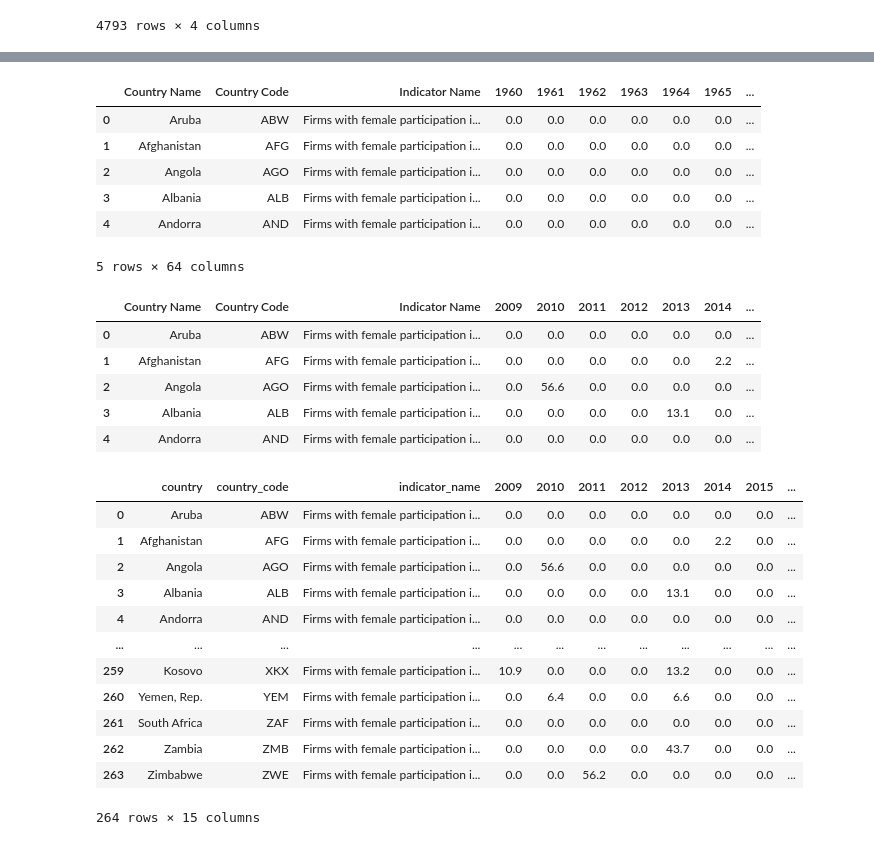
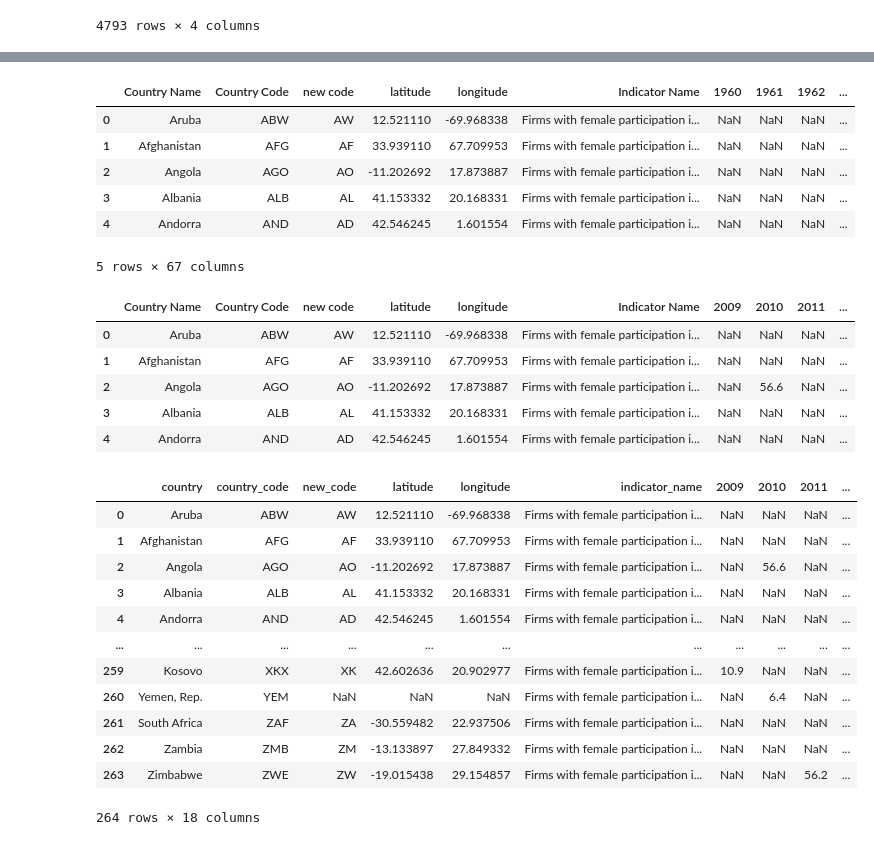
Before and after one commit to liliana-ilut/women-in-power, a Jupyter notebook: girlspower.ipynb, the cells around one changed output, grey strips where cells are left out. Drawn from its saved outputs; the diff is of its cells as text; code cells hidden in the pictures.

```diff
--- a/girlspower.ipynb
+++ b/girlspower.ipynb
@@ -310,48 +358,49 @@ df_ownership_fill.head()
 # %%
 #remove additional columns
-df_ownership_short = df_ownership_fill.drop(["Indicator Code"], axis=1)
+df_ownership_short = df_ownership.drop(["Indicator Code"], axis=1)
 df_ownership_short.head()
 # %% [output]
-|  | Country Name | Country Code | Indicator Name | 1960 | 1961 | 1962 | 1963 | 1964 | 1965 | ... |
-| 0 | Aruba | ABW | Firms with female participation i... | 0.0 | 0.0 | 0.0 | 0.0 | 0.0 | 0.0 | ... |
-| 1 | Afghanistan | AFG | Firms with female participation i... | 0.0 | 0.0 | 0.0 | 0.0 | 0.0 | 0.0 | ... |
-| 2 | Angola | AGO | Firms with female participation i... | 0.0 | 0.0 | 0.0 | 0.0 | 0.0 | 0.0 | ... |
-| 3 | Albania | ALB | Firms with female participation i... | 0.0 | 0.0 | 0.0 | 0.0 | 0.0 | 0.0 | ... |
-| 4 | Andorra | AND | Firms with female participation i... | 0.0 | 0.0 | 0.0 | 0.0 | 0.0 | 0.0 | ... |
+|  | Country Name | Country Code | new code | latitude | longitude | Indicator Name | 1960 | 1961 | 1962 | ... |
+| 0 | Aruba | ABW | AW | 12.521110 | -69.968338 | Firms with female participation i... | NaN | NaN | NaN | ... |
+| 1 | Afghanistan | AFG | AF | 33.939110 | 67.709953 | Firms with female participation i... | NaN | NaN | NaN | ... |
+| 2 | Angola | AGO | AO | -11.202692 | 17.873887 | Firms with female participation i... | NaN | NaN | NaN | ... |
+| 3 | Albania | ALB | AL | 41.153332 | 20.168331 | Firms with female participation i... | NaN | NaN | NaN | ... |
+| 4 | Andorra | AND | AD | 42.546245 | 1.601554 | Firms with female participation i... | NaN | NaN | NaN | ... |
-5 rows × 64 columns
+5 rows × 67 columns
 # %%
 # remove colomn years between years 1960 to 2018
-df_ownership= df_ownership_short.drop(df_ownership_short.iloc[:,3 :52], axis=1)
+df_ownership= df_ownership_short.drop(df_ownership_short.iloc[:,6 :55], axis=1)
 df_ownership.head()
 # %% [output]
-|  | Country Name | Country Code | Indicator Name | 2009 | 2010 | 2011 | 2012 | 2013 | 2014 | ... |
-| 0 | Aruba | ABW | Firms with female participation i... | 0.0 | 0.0 | 0.0 | 0.0 | 0.0 | 0.0 | ... |
-| 1 | Afghanistan | AFG | Firms with female participation i... | 0.0 | 0.0 | 0.0 | 0.0 | 0.0 | 2.2 | ... |
-| 2 | Angola | AGO | Firms with female participation i... | 0.0 | 56.6 | 0.0 | 0.0 | 0.0 | 0.0 | ... |
-| 3 | Albania | ALB | Firms with female participation i... | 0.0 | 0.0 | 0.0 | 0.0 | 13.1 | 0.0 | ... |
-| 4 | Andorra | AND | Firms with female participation i... | 0.0 | 0.0 | 0.0 | 0.0 | 0.0 | 0.0 | ... |
+|  | Country Name | Country Code | new code | latitude | longitude | Indicator Name | 2009 | 2010 | 2011 | ... |
+| 0 | Aruba | ABW | AW | 12.521110 | -69.968338 | Firms with female participation i... | NaN | NaN | NaN | ... |
+| 1 | Afghanistan | AFG | AF | 33.939110 | 67.709953 | Firms with female participation i... | NaN | NaN | NaN | ... |
+| 2 | Angola | AGO | AO | -11.202692 | 17.873887 | Firms with female participation i... | NaN | 56.6 | NaN | ... |
+| 3 | Albania | ALB | AL | 41.153332 | 20.168331 | Firms with female participation i... | NaN | NaN | NaN | ... |
+| 4 | Andorra | AND | AD | 42.546245 | 1.601554 | Firms with female participation i... | NaN | NaN | NaN | ... |
 # %%
 # rename the colomns with shorter names and lower letters
 df_ownership_rename= df_ownership.rename(columns= {
     "Country Name":"country",
     "Country Code":"country_code",
+    "new code": "new_code",
     "Indicator Name":"indicator_name",
 })
 df_ownership_rename
 # %% [output]
-|  | country | country_code | indicator_name | 2009 | 2010 | 2011 | 2012 | 2013 | 2014 | 2015 | ... |
-| 0 | Aruba | ABW | Firms with female participation i... | 0.0 | 0.0 | 0.0 | 0.0 | 0.0 | 0.0 | 0.0 | ... |
-| 1 | Afghanistan | AFG | Firms with female participation i... | 0.0 | 0.0 | 0.0 | 0.0 | 0.0 | 2.2 | 0.0 | ... |
-| 2 | Angola | AGO | Firms with female participation i... | 0.0 | 56.6 | 0.0 | 0.0 | 0.0 | 0.0 | 0.0 | ... |
-| 3 | Albania | ALB | Firms with female participation i... | 0.0 | 0.0 | 0.0 | 0.0 | 13.1 | 0.0 | 0.0 | ... |
-| 4 | Andorra | AND | Firms with female participation i... | 0.0 | 0.0 | 0.0 | 0.0 | 0.0 | 0.0 | 0.0 | ... |
-| ... | ... | ... | ... | ... | ... | ... | ... | ... | ... | ... | ... |
-| 259 | Kosovo | XKX | Firms with female participation i... | 10.9 | 0.0 | 0.0 | 0.0 | 13.2 | 0.0 | 0.0 | ... |
-| 260 | Yemen, Rep. | YEM | Firms with female participation i... | 0.0 | 6.4 | 0.0 | 0.0 | 6.6 | 0.0 | 0.0 | ... |
-| 261 | South Africa | ZAF | Firms with female participation i... | 0.0 | 0.0 | 0.0 | 0.0 | 0.0 | 0.0 | 0.0 | ... |
-| 262 | Zambia | ZMB | Firms with female participation i... | 0.0 | 0.0 | 0.0 | 0.0 | 43.7 | 0.0 | 0.0 | ... |
-| 263 | Zimbabwe | ZWE | Firms with female participation i... | 0.0 | 0.0 | 56.2 | 0.0 | 0.0 | 0.0 | 0.0 | ... |
+|  | country | country_code | new_code | latitude | longitude | indicator_name | 2009 | 2010 | 2011 | ... |
+| 0 | Aruba | ABW | AW | 12.521110 | -69.968338 | Firms with female participation i... | NaN | NaN | NaN | ... |
+| 1 | Afghanistan | AFG | AF | 33.939110 | 67.709953 | Firms with female participation i... | NaN | NaN | NaN | ... |
+| 2 | Angola | AGO | AO | -11.202692 | 17.873887 | Firms with female participation i... | NaN | 56.6 | NaN | ... |
+| 3 | Albania | ALB | AL | 41.153332 | 20.168331 | Firms with female participation i... | NaN | NaN | NaN | ... |
+| 4 | Andorra | AND | AD | 42.546245 | 1.601554 | Firms with female participation i... | NaN | NaN | NaN | ... |
+| ... | ... | ... | ... | ... | ... | ... | ... | ... | ... | ... |
+| 259 | Kosovo | XKX | XK | 42.602636 | 20.902977 | Firms with female participation i... | 10.9 | NaN | NaN | ... |
+| 260 | Yemen, Rep. | YEM | NaN | NaN | NaN | Firms with female participation i... | NaN | 6.4 | NaN | ... |
+| 261 | South Africa | ZAF | ZA | -30.559482 | 22.937506 | Firms with female participation i... | NaN | NaN | NaN | ... |
+| 262 | Zambia | ZMB | ZM | -13.133897 | 27.849332 | Firms with female participation i... | NaN | NaN | NaN | ... |
+| 263 | Zimbabwe | ZWE | ZW | -19.015438 | 29.154857 | Firms with female participation i... | NaN | NaN | 56.2 | ... |
-264 rows × 15 columns
+264 rows × 18 columns
 # %%
 # change the indicator name column with a shorter name
 df_ownership_rename["indicator_name"].replace({"Firms with female participation in ownership (% of firms)": "participation in ownership"}, inplace=True)
```
Also changed, not shown: parts of 29 cells of this notebook, 7 other files.
